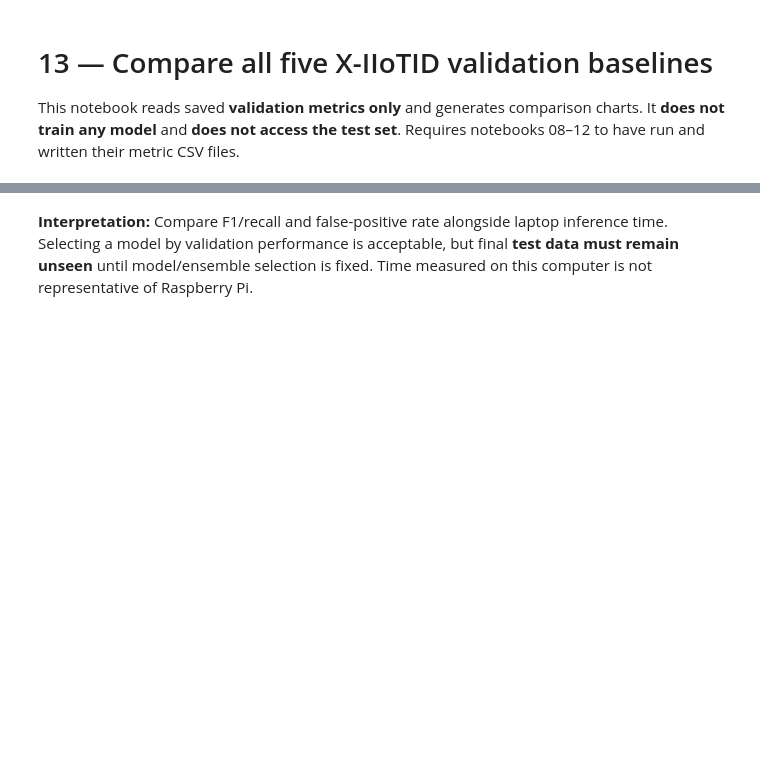
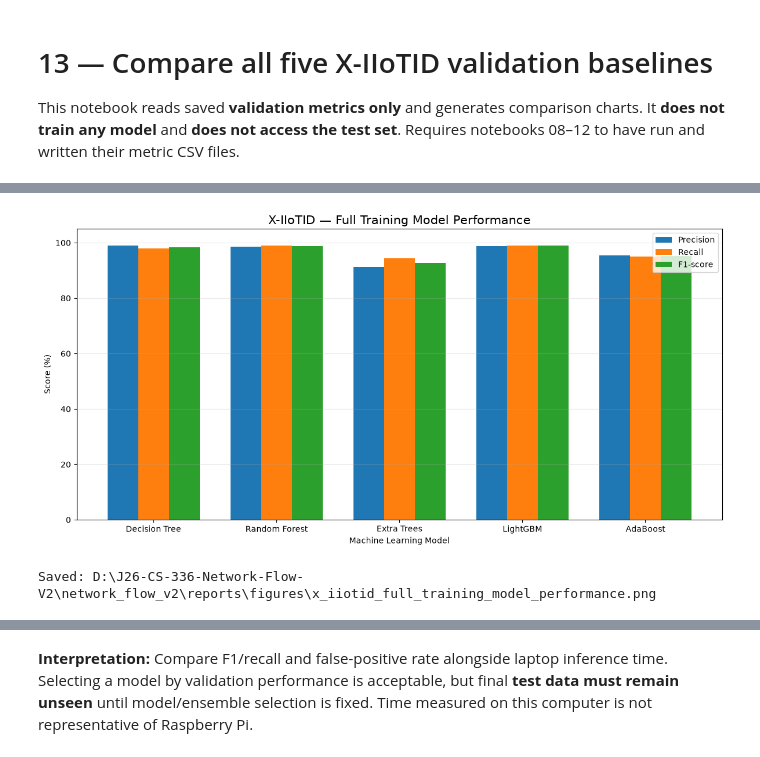
Before and after one commit to HanaSaleed/J26-CS-336, a Jupyter notebook: network_flow_v2/notebooks/x_iiotid/13_x_iiotid_validation_model_comparison.ipynb, the cells around one changed output, grey strips where cells are left out. Cells and saved outputs as stored; diff of their text form; code cells hidden in the pictures; blank space fills up the shorter version.

```diff
--- a/network_flow_v2/notebooks/x_iiotid/13_x_iiotid_validation_model_comparison.ipynb
+++ b/network_flow_v2/notebooks/x_iiotid/13_x_iiotid_validation_model_comparison.ipynb
@@ -34,0 +71,67 @@ print('Completed validation comparison. No test evaluation performed.')
+# %%
+import matplotlib.pyplot as plt
+import pandas as pd
+
+FIGURES = ROOT / "reports" / "figures"
+FIGURES.mkdir(parents=True, exist_ok=True)
+
+names = {
+    "decision_tree": "Decision Tree",
+    "random_forest": "Random Forest",
+    "extra_trees": "Extra Trees",
+    "lightgbm": "LightGBM",
+    "adaboost": "AdaBoost",
+}
+
+df = res.copy()
+
+df["model_name"] = df["model"].map(names)
+df["precision_pct"] = df["precision_attack"] * 100
+df["recall_pct"] = df["recall_attack"] * 100
+df["f1_pct"] = df["f1_attack"] * 100
+
+df = df.set_index("model_name")
+
+ax = df[
+    ["precision_pct", "recall_pct", "f1_pct"]
+].plot(
+    kind="bar",
+    figsize=(12, 6),
+    width=0.75
+)
+
+ax.set_title(
+    "X-IIoTID — Full Training Model Performance",
+    fontsize=15
+)
+
+ax.set_xlabel("Machine Learning Model")
+ax.set_ylabel("Score (%)")
+ax.set_ylim(0, 105)
+
+ax.set_xticklabels(
+    ax.get_xticklabels(),
+    rotation=0
+)
+
+ax.legend([
+    "Precision",
+    "Recall",
+    "F1-score"
+])
+
+ax.grid(axis="y", alpha=0.25)
+
+plt.tight_layout()
+
+output = FIGURES / (
+    "x_iiotid_full_training_model_performance.png"
+)
+
+plt.savefig(output, dpi=300, bbox_inches="tight")
+plt.show()
+
+print("Saved:", output)
+# %% [output]
+[figure, added]
+Saved: D:\J26-CS-336-Network-Flow-V2\network_flow_v2\reports\figures\x_iiotid_full_training_model_performance.png
```
Also changed, not shown: parts of 6 cells of this notebook, 23 other files.
